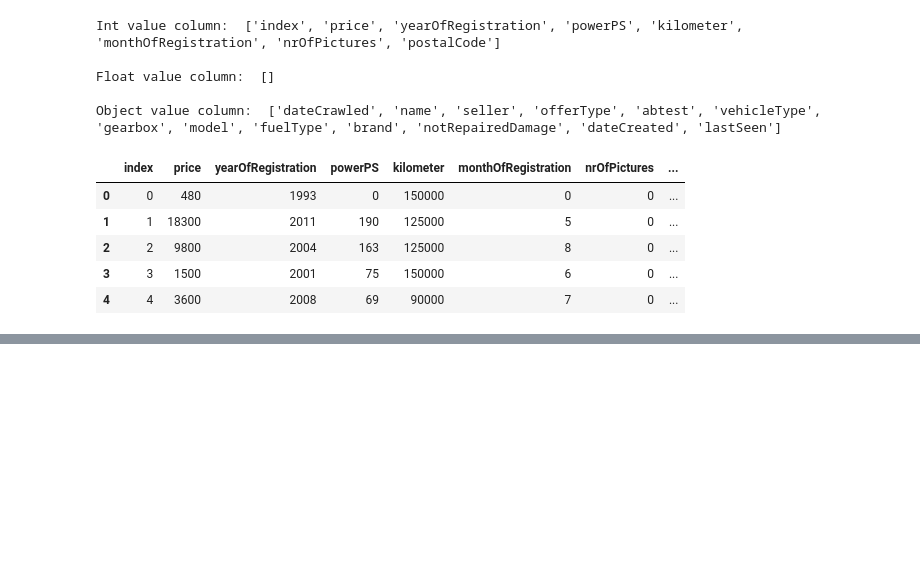
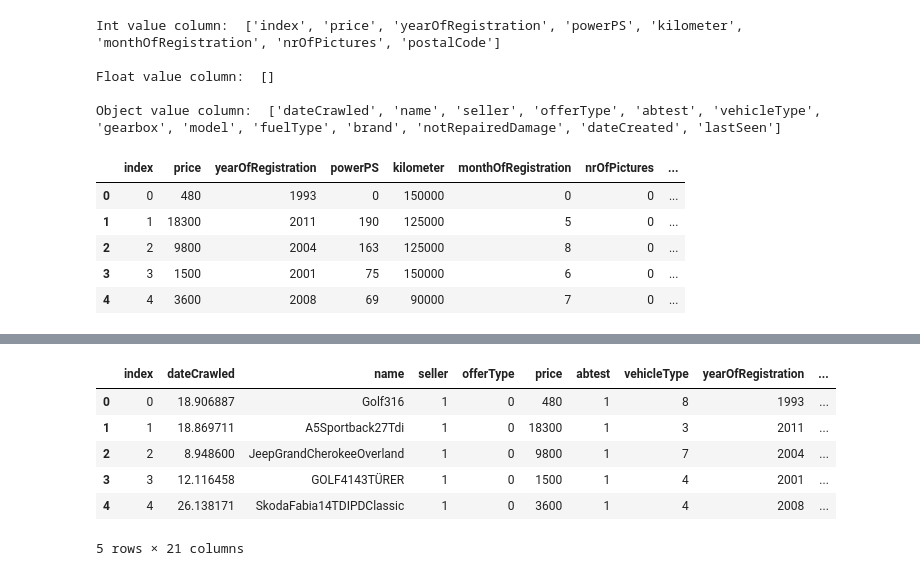
Before and after one commit to JaininV/my_machine_learning_models, a Jupyter notebook: Used car/used_car.ipynb, the cells around one changed output, grey strips where cells are left out. Drawn from its saved outputs; the diff is of its cells as text; code cells hidden in the pictures; blank space fills up the shorter version.

```diff
--- a/Used car/used_car.ipynb
+++ b/Used car/used_car.ipynb
@@ -171,0 +192,21 @@ data[object_data]
+# %%
+def punctuation_removal(s):
+    line = ''
+    if isinstance(s, str):
+        for i in s:
+            if i not in string.punctuation:
+                line += i
+        return line
+    else:
+        return s
+
+data['name'] = data['name'].apply(lambda i: punctuation_removal(i))
+data.head(5)
+# %% [output]
+|  | index | dateCrawled | name | seller | offerType | price | abtest | vehicleType | yearOfRegistration | ... |
+| 0 | 0 | 18.906887 | Golf316 | 1 | 0 | 480 | 1 | 8 | 1993 | ... |
+| 1 | 1 | 18.869711 | A5Sportback27Tdi | 1 | 0 | 18300 | 1 | 3 | 2011 | ... |
+| 2 | 2 | 8.948600 | JeepGrandCherokeeOverland | 1 | 0 | 9800 | 1 | 7 | 2004 | ... |
+| 3 | 3 | 12.116458 | GOLF4143TÜRER | 1 | 0 | 1500 | 1 | 4 | 2001 | ... |
+| 4 | 4 | 26.138171 | SkodaFabia14TDIPDClassic | 1 | 0 | 3600 | 1 | 4 | 2008 | ... |
+5 rows × 21 columns
```
Also changed, not shown: parts of 9 cells of this notebook.
